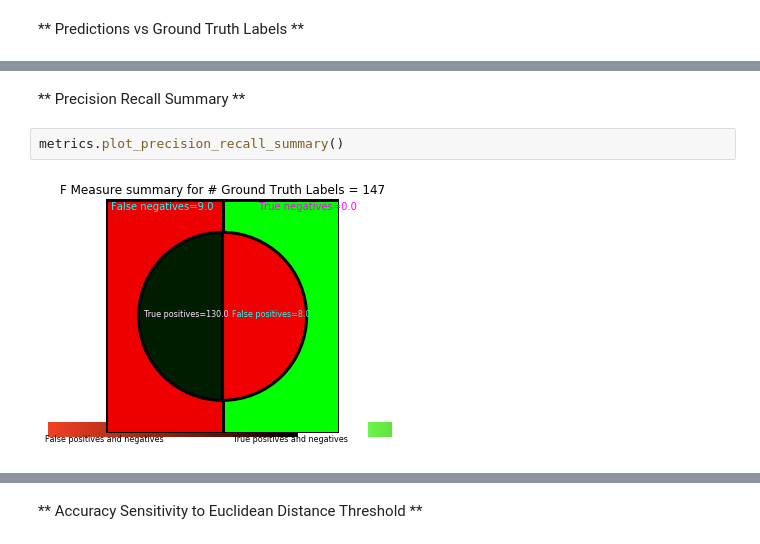
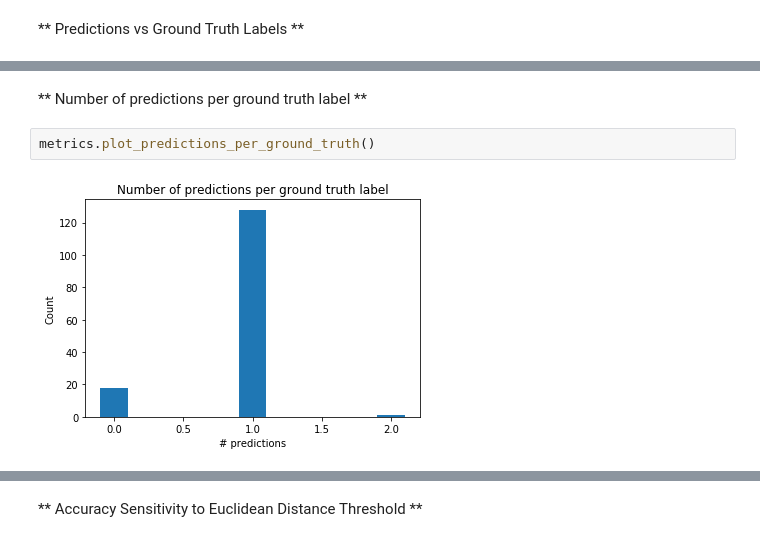
Before and after one commit to neurodata-cobalt/cobalt, a Jupyter notebook: src/jupyter/srivathsapv/blob-metrics/BlobMetrics.ipynb, the cells around one changed output, grey strips where cells are left out. Saved outputs shown, nothing was run; the diff lists cells and outputs as text.

Commit message:
Extend blob-metrics to add predictions vs ground truth labels bar graph

```diff
--- a/src/jupyter/srivathsapv/blob-metrics/BlobMetrics.ipynb
+++ b/src/jupyter/srivathsapv/blob-metrics/BlobMetrics.ipynb
@@ -92,6 +92,6 @@ TypeError: quickscatter() takes exactly 3 arguments (6 given)
-# %% [markdown]
-** Precision Recall Summary **
+# %% [markdown]
+** Number of predictions per ground truth label **
 # %%
-metrics.plot_precision_recall_summary()
+metrics.plot_predictions_per_ground_truth()
 # %% [output]
-[figure, old version]
+[figure, new version]
```
Also changed, not shown: parts of 6 cells of this notebook, 2 other files.
